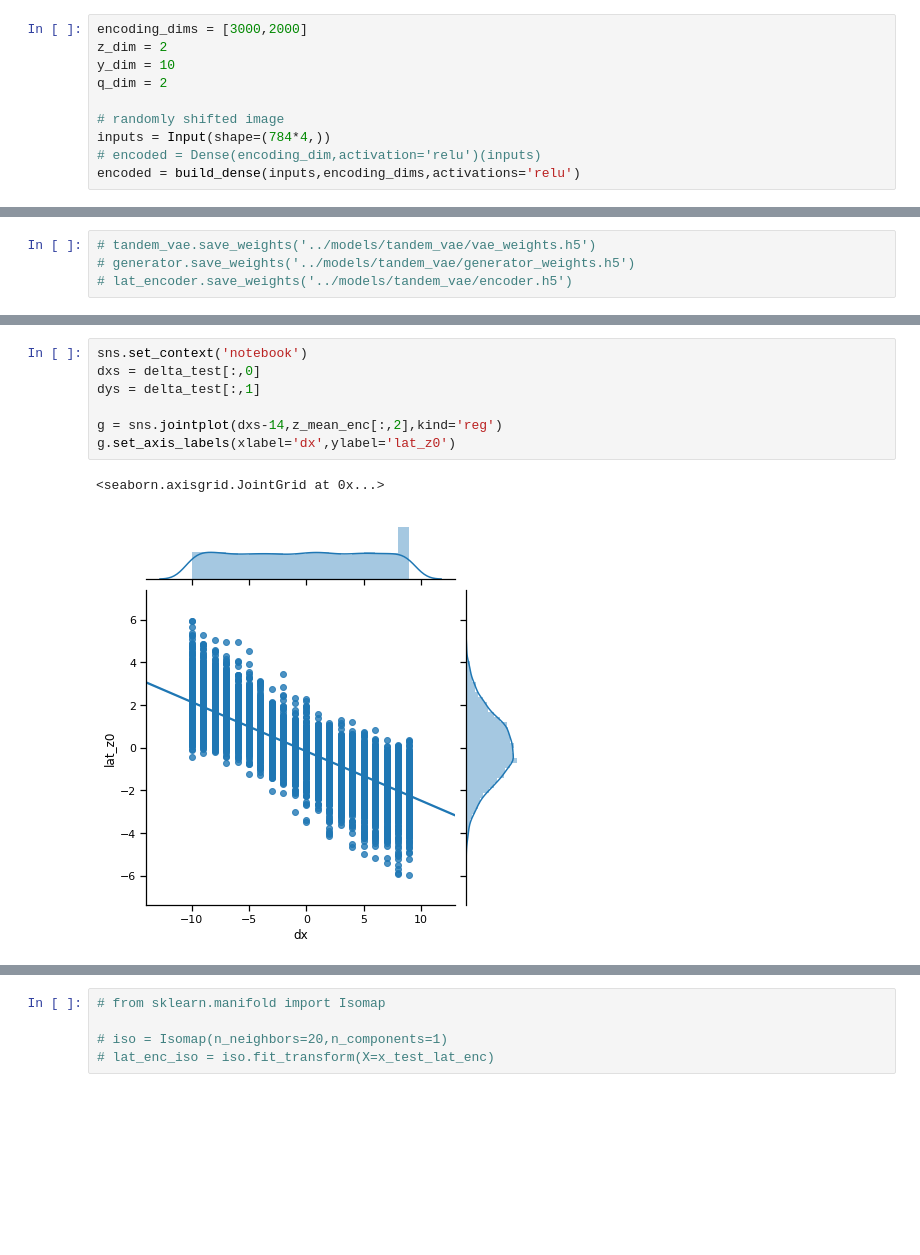
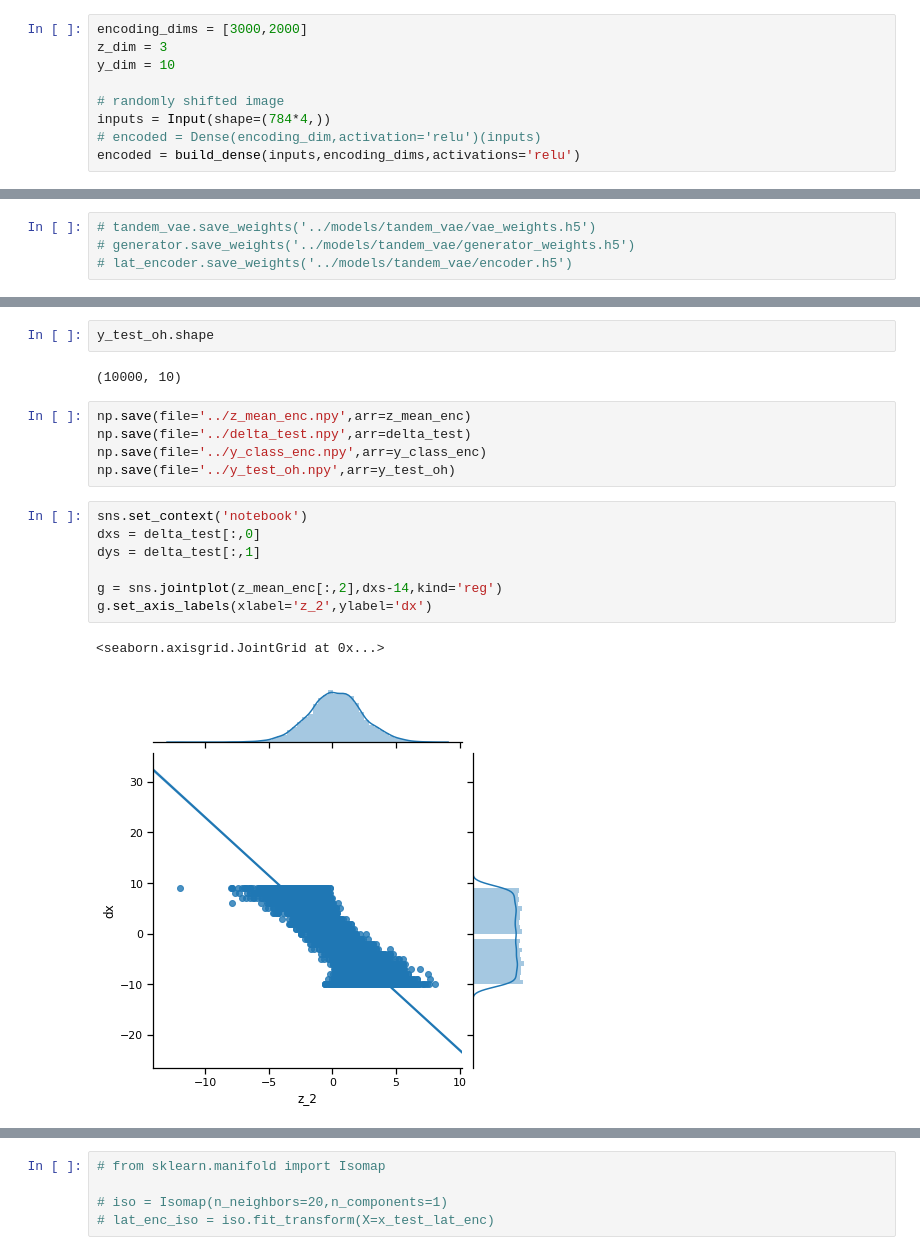
Before and after one commit to elijahc/vae, a Jupyter notebook: notebooks/04-tandem-vae-fa.ipynb, the cells around one changed output, grey strips where cells are left out. Saved outputs shown, nothing was run; the diff lists cells and outputs as text; blank space fills up the shorter version.

````diff
--- a/notebooks/04-tandem-vae-fa.ipynb
+++ b/notebooks/04-tandem-vae-fa.ipynb
@@ -144,9 +144,8 @@ fig.savefig('./shifted_mnist_3.png',dpi=300)
 ```
 # %%
 encoding_dims = [3000,2000]
-z_dim = 2
+z_dim = 3
 y_dim = 10
-q_dim = 2
 
 # randomly shifted image
 inputs = Input(shape=(784*4,))
@@ -475,11 +472,20 @@ plt.tight_layout()
+# %%
+y_test_oh.shape
+# %% [output]
+(10000, 10)
+# %%
+np.save(file='../z_mean_enc.npy',arr=z_mean_enc)
+np.save(file='../delta_test.npy',arr=delta_test)
+np.save(file='../y_class_enc.npy',arr=y_class_enc)
+np.save(file='../y_test_oh.npy',arr=y_test_oh)
 # %%
 sns.set_context('notebook')
 dxs = delta_test[:,0]
 dys = delta_test[:,1]
 
-g = sns.jointplot(dxs-14,z_mean_enc[:,2],kind='reg')
-g.set_axis_labels(xlabel='dx',ylabel='lat_z0')
+g = sns.jointplot(z_mean_enc[:,2],dxs-14,kind='reg')
+g.set_axis_labels(xlabel='z_2',ylabel='dx')
 # %% [output]
 <seaborn.axisgrid.JointGrid at 0x...>
-[figure, old version]
+[figure, new version]
 # %%
````
Also changed, not shown: parts of 26 cells of this notebook, 8 other files.
